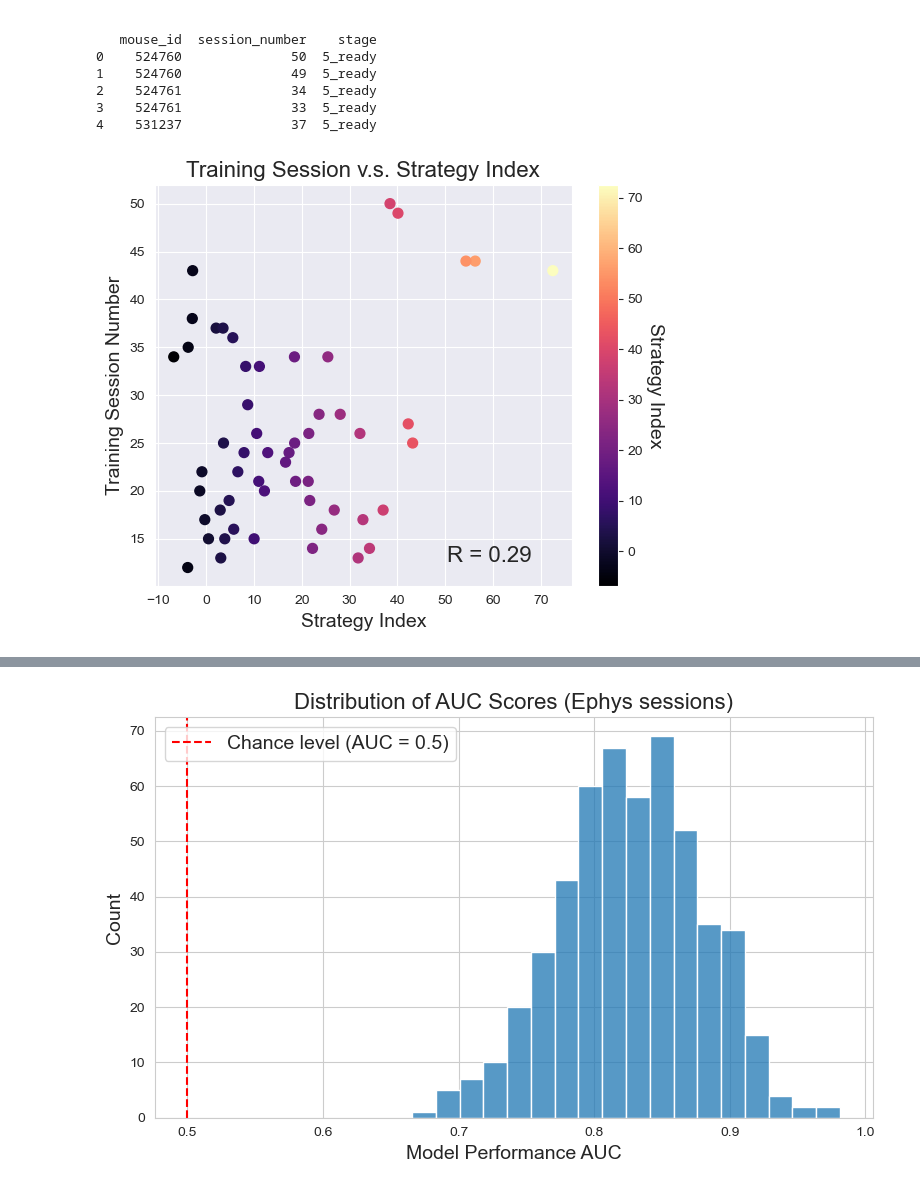
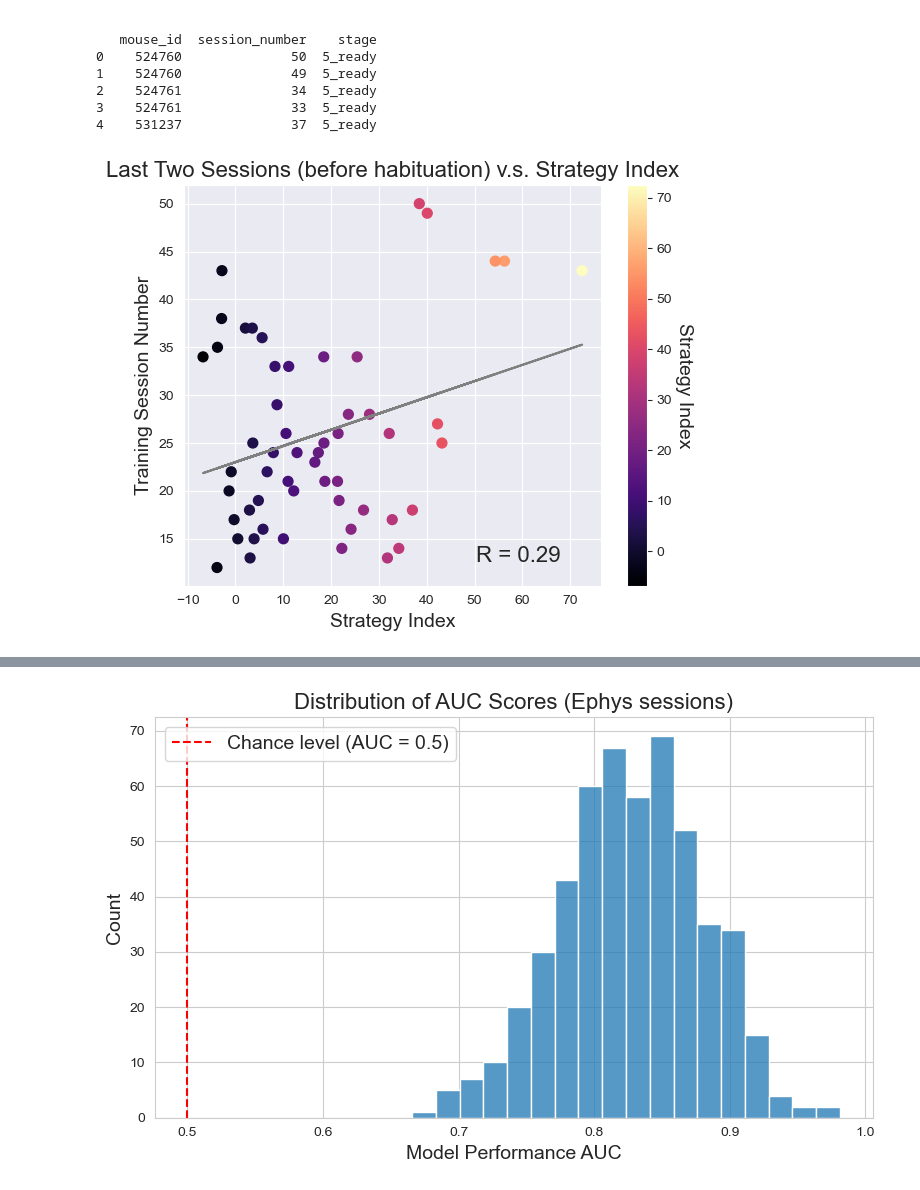
Before and after one commit to cici-xingyu-zheng/swdb_2024_strategy, a Jupyter notebook: test_index_during_training.ipynb, the cells around one changed output, grey strips where cells are left out. Saved outputs shown, nothing was run; the diff lists cells and outputs as text; code cells hidden in the pictures.

Commit message:
produce figures for strategy pref. during learning

```diff
--- a/test_index_during_training.ipynb
+++ b/test_index_during_training.ipynb
@@ -374,0 +619,30 @@ plt.show()
+# %%
+sns.set_style('darkgrid')
+fig, ax = plt.subplots(figsize=(6, 5))
+
+
+r = np.corrcoef(srategy_df_5_epi_merged['session_number'], srategy_df_5_epi_merged['strategy_index'])
+
+# Scatter plot with points colored by strategy_index
+scatter = ax.scatter(x=srategy_df_5_epi_merged.strategy_index,
+                     y=srategy_df_5_epi_merged.session_number,
+                     c=srategy_df_5_epi_merged.strategy_index,
+                     cmap='magma',
+                     s=50,
+                     alpha=1)
+
+slope, intercept, r_value, p_value, std_err = stats.linregress(srategy_df_5_epi_merged.strategy_index, srategy_df_5_epi_merged.session_number)
+line = slope * srategy_df_5_epi_merged.strategy_index + intercept
+ax.plot(srategy_df_5_epi_merged.strategy_index, line, color='grey', label='Regression Line')
+
+cbar = plt.colorbar(scatter)
+cbar.set_label('Strategy Index', rotation=270, labelpad=15, fontsize=14)
+
+ax.set_xlabel('Strategy Index', fontsize=14)
+ax.set_ylabel('Training Session Number', fontsize=14)
+ax.set_title('Stage 5 Epilogue Training Session v.s. Strategy Index', fontsize=16)
+
+ax.text(0.70, 0.90, f'R = {r[0, 1]:.2f}', fontsize=16,
+        transform=ax.transAxes, verticalalignment='top')
+plt.tight_layout()
+plt.show()
@@ -445,28 +726,33 @@ First few rows of the resulting DataFrame:
 # %%
 sns.set_style('darkgrid')
 fig, ax = plt.subplots(figsize=(6, 5))
 
 
 r = np.corrcoef(training_5_post_latest_two['session_number'], training_5_post_latest_two['strategy_index'])
 
 # Scatter plot with points colored by strategy_index
 scatter = ax.scatter(x=training_5_post_latest_two.strategy_index,
                      y=training_5_post_latest_two.session_number,
                      c=training_5_post_latest_two.strategy_index,
                      cmap='magma',
                      s=50,
                      alpha=1)
+# Calculate and plot regression line
+slope, intercept, r_value, p_value, std_err = stats.linregress(training_5_post_latest_two.strategy_index, training_5_post_latest_two.session_number)
+line = slope * training_5_post_latest_two.strategy_index + intercept
+ax.plot(training_5_post_latest_two.strategy_index, line, color='grey',label='Regression Line')
+
 
 cbar = plt.colorbar(scatter)
 cbar.set_label('Strategy Index', rotation=270, labelpad=15, fontsize=14)
 
 ax.set_xlabel('Strategy Index', fontsize=14)
 ax.set_ylabel('Training Session Number', fontsize=14)
-ax.set_title('Training Session v.s. Strategy Index', fontsize=16)
+ax.set_title('Last Two Sessions (before habituation) v.s. Strategy Index', fontsize=16)
 
 ax.text(0.70, 0.10, f'R = {r[0, 1]:.2f}', fontsize=16,
         transform=ax.transAxes, verticalalignment='top')
 plt.tight_layout()
 plt.show()
 # %% [output]
-[figure, old version]
+[figure, new version]
```
Also changed, not shown: parts of 25 cells of this notebook, 8 other files.
